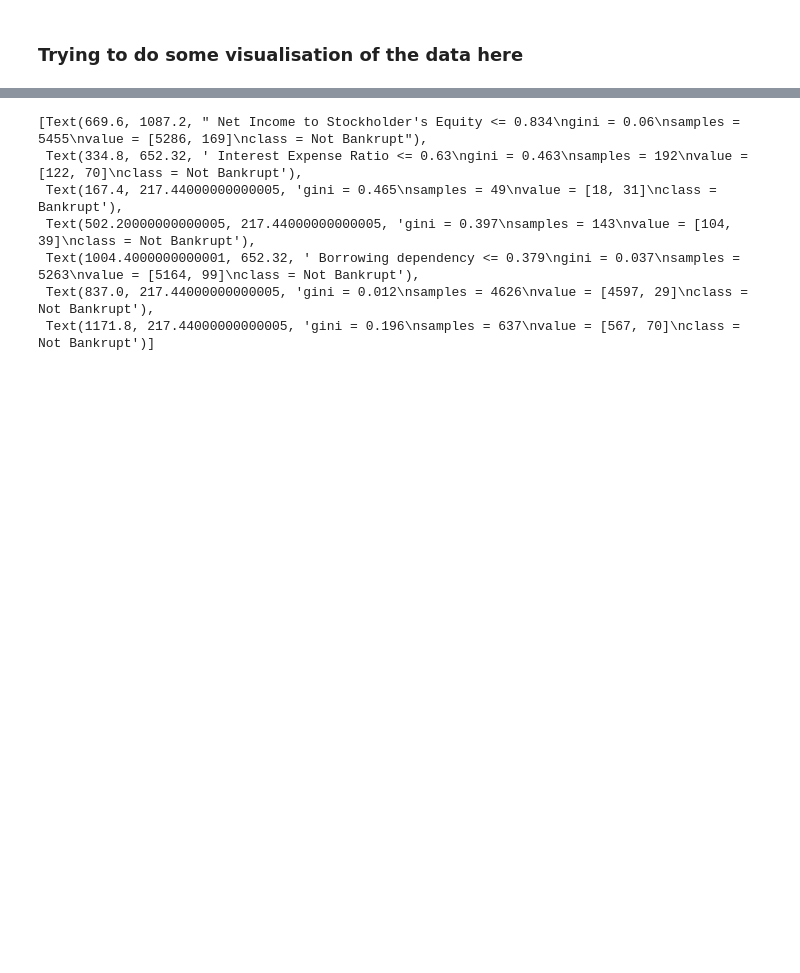
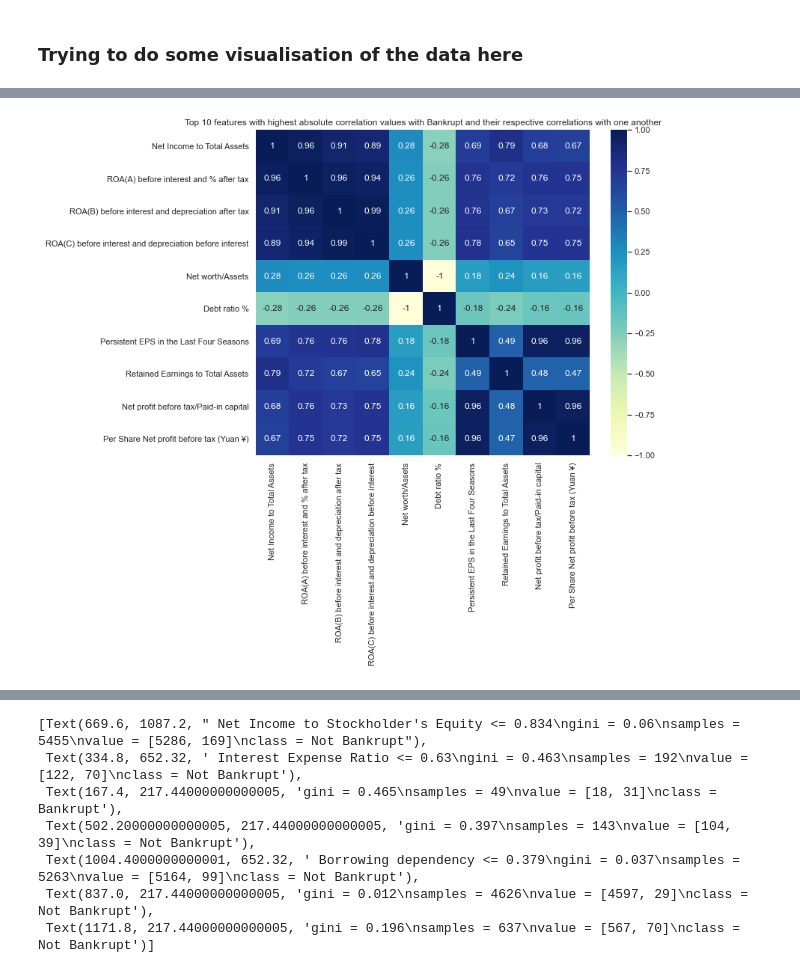
Before and after one commit to paaniwater/DSAI-Project, a Jupyter notebook: bankruptcy.ipynb, the cells around one changed output, grey strips where cells are left out. Cells and saved outputs as stored; diff of their text form; code cells hidden in the pictures; blank space fills up the shorter version.

```diff
--- a/bankruptcy.ipynb
+++ b/bankruptcy.ipynb
@@ -56,15 +102,17 @@ plt.show()
 # %%
 # Find the top 10 features with highest absolute correlation values with Bankrupt? column
 num_features = 10
 corr_with_bankrupt = corr_matrix["Bankrupt?"].abs().sort_values(ascending=False)
 top_corr_features = corr_with_bankrupt[1:num_features+1].index.tolist()
 
 # Create a heatmap of top 10 features with highest absolute correlation values
 sns.set(style="white")
 plt.figure(figsize=(10,8))
 sns.heatmap(df[top_corr_features].corr(), annot=True, cmap="YlGnBu")
-plt.title("Top 10 features with highest absolute correlation values with Bankrupt?", fontsize=16)
+plt.title("Top 10 features with highest absolute correlation values with Bankrupt and their respective correlations with one another", fontsize=12)
 plt.show()
+# %% [output]
+[figure, added]
 # %%
 # Create scatter plot for each combination of top features
 # for i in range(len(top_corr_features)):
```
Also changed, not shown: parts of 10 cells of this notebook, 1 other file.
